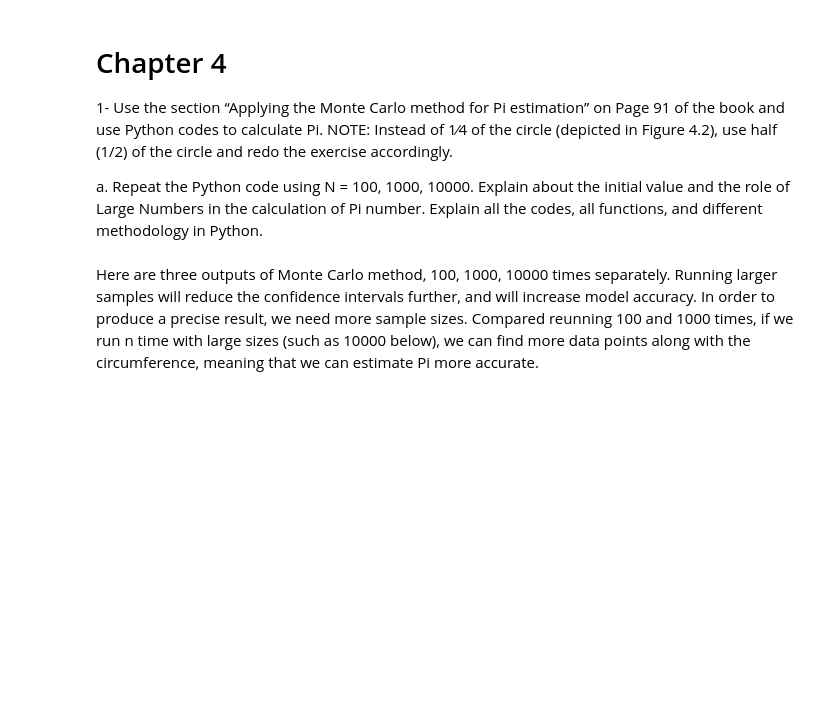
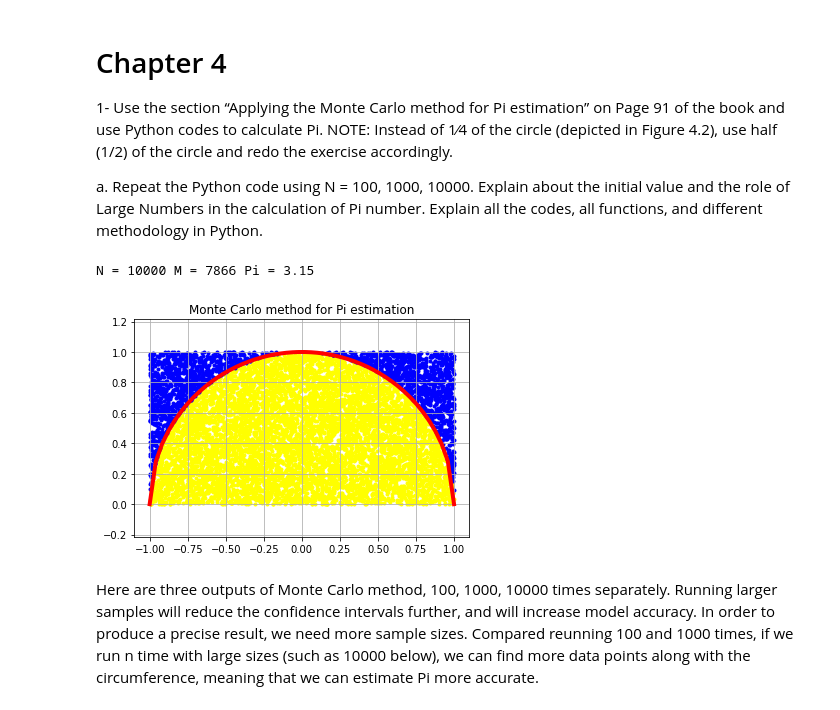
Before and after one commit to twyunting/CSC-632_Intro-to-Simulation-and-Modeling, a Jupyter notebook: homeworks/hw2/CSC-632 HW2_Coding_Yunting Chiu.ipynb, the cells around one changed output. Saved outputs shown, nothing was run; the diff lists cells and outputs as text; code cells hidden in the pictures; blank space fills up the shorter version.

```diff
--- a/homeworks/hw2/CSC-632 HW2_Coding_Yunting Chiu.ipynb
+++ b/homeworks/hw2/CSC-632 HW2_Coding_Yunting Chiu.ipynb
@@ -8,6 +8,50 @@ import matplotlib.pyplot as plt
 1- Use the section “Applying the Monte Carlo method for Pi estimation” on Page 91 of the book and use Python codes to calculate Pi. NOTE: Instead of 1⁄4 of the circle (depicted in Figure 4.2), use half (1/2) of the circle and redo the exercise accordingly.
 
 a. Repeat the Python code using N = 100, 1000, 10000. Explain about the initial value and the role of Large Numbers in the calculation of Pi number. Explain all the codes, all functions, and different methodology in Python.
+# %%
+def piEstimation(N):
+  # N = random numbers that we generated
+  M = 0 # the number of points that fall in the circular sector, default is 0
+  # create the array to save the vectors that will contain the coordinates of the points
+  XCircle=[]  # circle x
+  YCircle=[]  # circle y
+  XSquare=[]  # square x
+  YSquare=[]  # square y
+
+  for p in range(N):
+      x=random.uniform(-1, 1) # random number to generate the points between -1 to 1 so we have a half circle
+      y=random.uniform(0, 1)
+      # (x - x0)^2 + (y - y0)^2 = r^2
+      if (x**2 + y**2 <= 1):
+          M += 1 # condition is satisfied, meaning that x and y fall into circle so m add 1
+          XCircle.append(x)
+          YCircle.append(y)
+      else:
+          XSquare.append(x)
+          YSquare.append(y)
+      Pi = (4)*M/N  #calculate the pi
+
+  print("N = %d M = %d Pi = %.2f" %(N,M ,Pi))
+
+  XLin=np.linspace(-1,1)
+
+  YLin=[]
+
+  for x in XLin:
+      YLin.append(math.sqrt(1-x**2))
+
+  plt.axis('equal')
+  plt.grid(which='major')
+  plt.plot(XLin , YLin, color='red' , linewidth='4')
+  plt.scatter(XCircle, YCircle, color='yellow', marker ='.')
+  plt.scatter(XSquare, YSquare, color='blue'  , marker ='.')
+  plt.title('Monte Carlo method for Pi estimation')
+  plt.show()
+
+piEstimation(10000)
+# %% [output]
+N = 10000 M = 7866 Pi = 3.15
+[figure, added]
 # %% [markdown]
 Here are three outputs of Monte Carlo method, 100, 1000, 10000 times separately. Running larger samples will reduce the confidence intervals further, and will increase model accuracy. In order to produce a precise result, we need more sample sizes. Compared reunning 100 and 1000 times, if we run n time with large sizes (such as 10000 below), we can find more data points along with the circumference, meaning that we can estimate Pi more accurate.
 # %%
```
Also changed, not shown: parts of 1 cell of this notebook.
